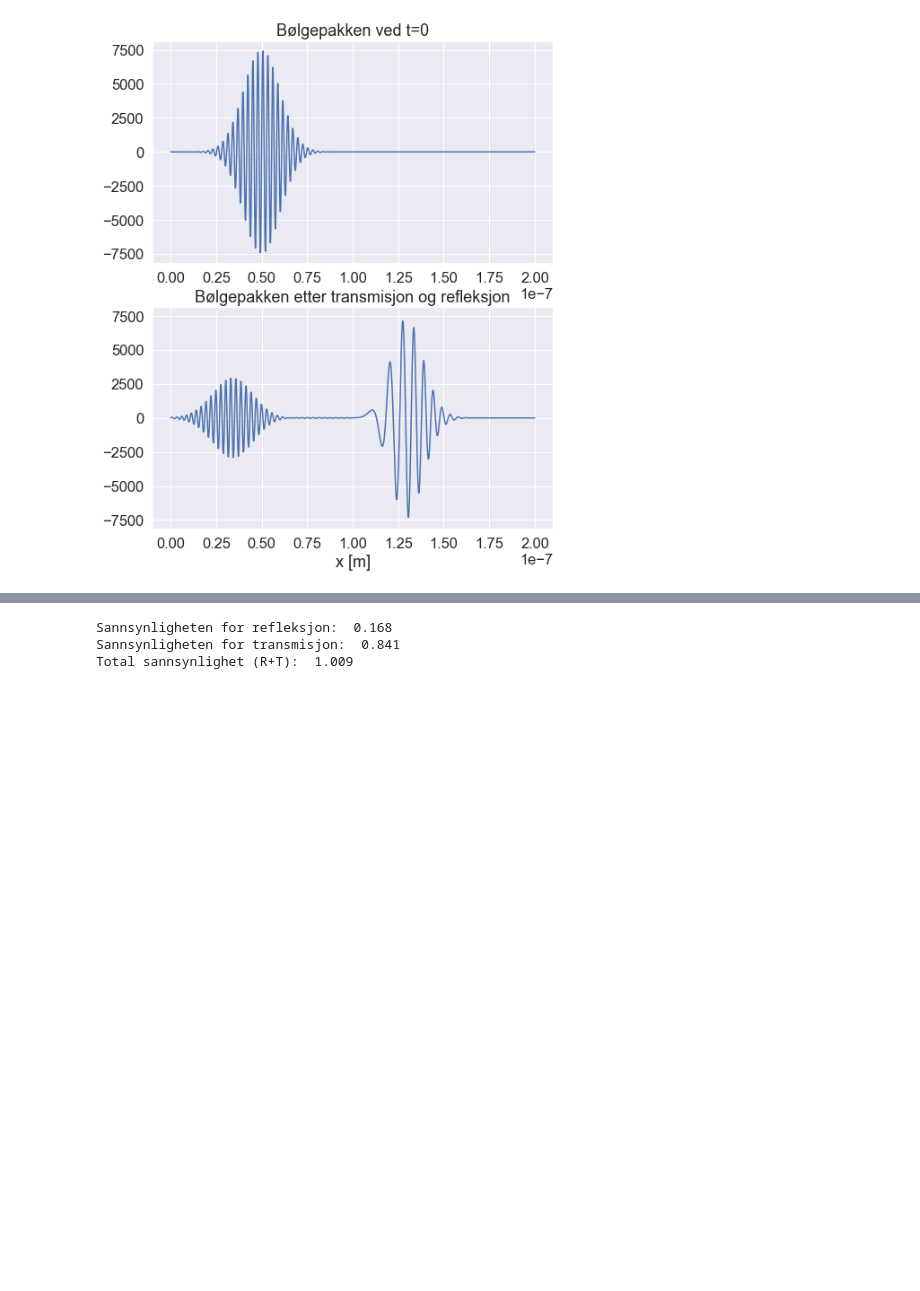
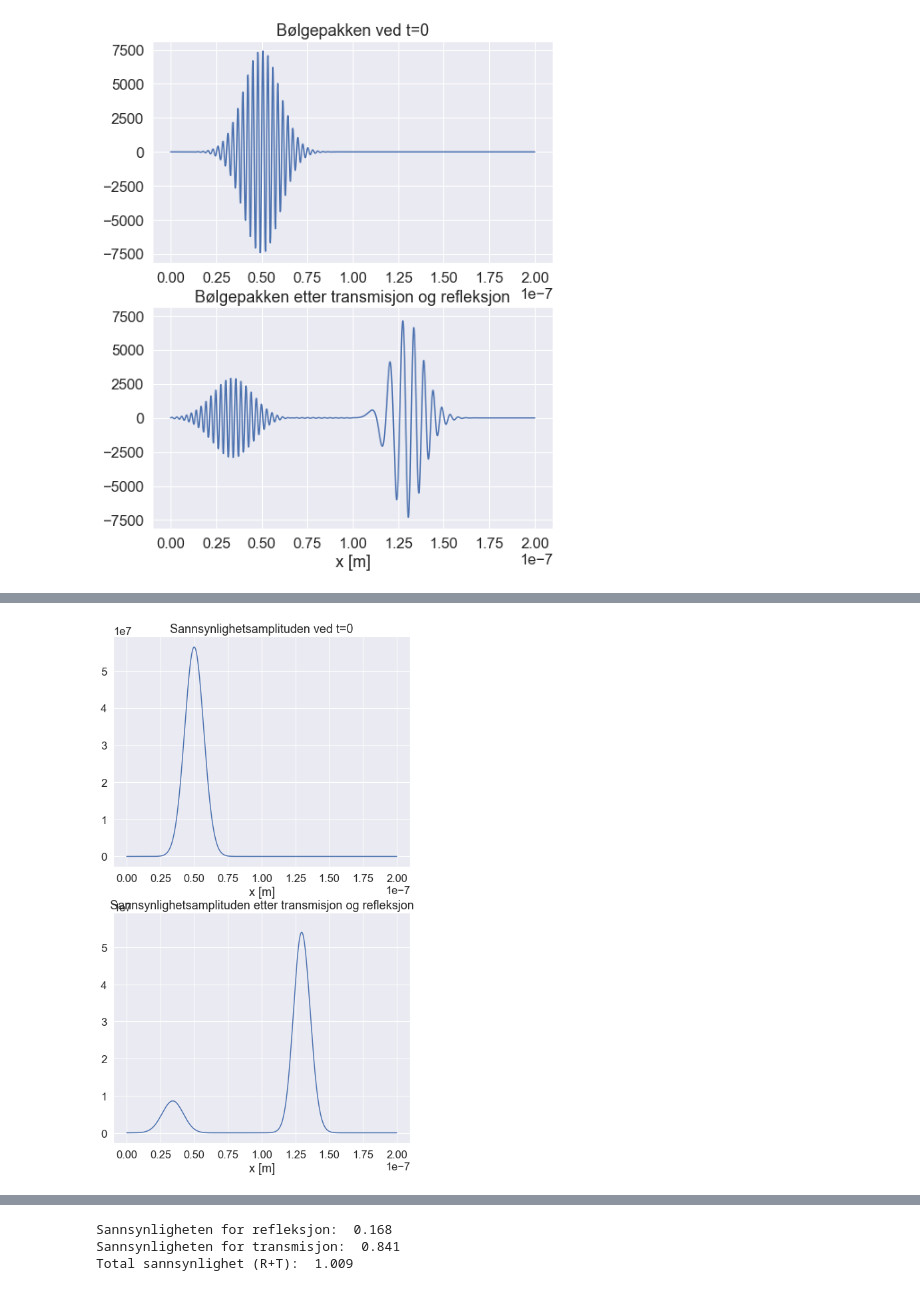
Before and after one commit to astridmo/Fys245-Quantum-physics, a Jupyter notebook: oblig/ObligFys245.ipynb, the cells around one changed output, grey strips where cells are left out. Cells and saved outputs as stored; diff of their text form; code cells hidden in the pictures; blank space fills up the shorter version.

```diff
--- a/oblig/ObligFys245.ipynb
+++ b/oblig/ObligFys245.ipynb
@@ -301,8 +301,8 @@ plt.show()
 # ===================================
 # Plotter sannsynlighetsamplituden
 # ===================================
-
-f, (ax1, ax2) = plt.subplots(2, 1, sharey=True, figsize=(8,10))
+%matplotlib inline
+f, (ax1, ax2) = plt.subplots(2, 1, sharey=True, figsize=(8,14))
 ax1.plot(x, saved_phi_sqrd[0])
 ax2.plot(x, saved_phi_sqrd[-1])
 
@@ -319,3 +317,4 @@ plt.show()
+[figure, added]
 # %%
 # ==============================
 # Lag animasjon av sannsynlighetsamplituden
```
Also changed, not shown: parts of 1 cell of this notebook.
